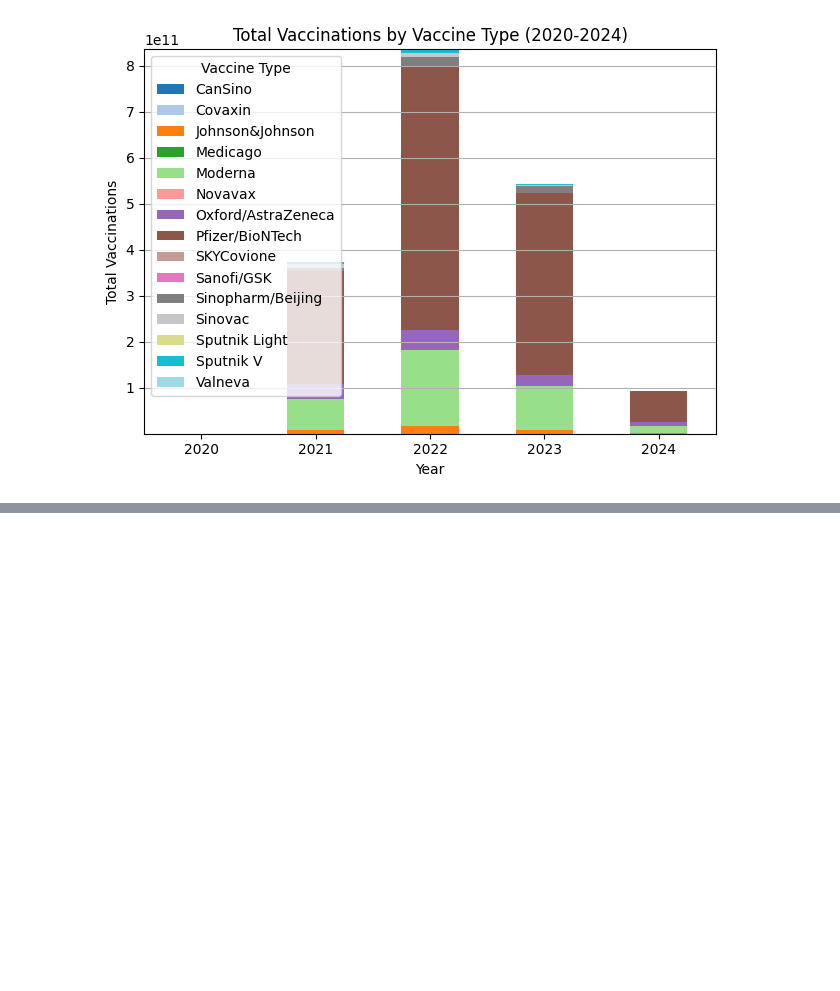
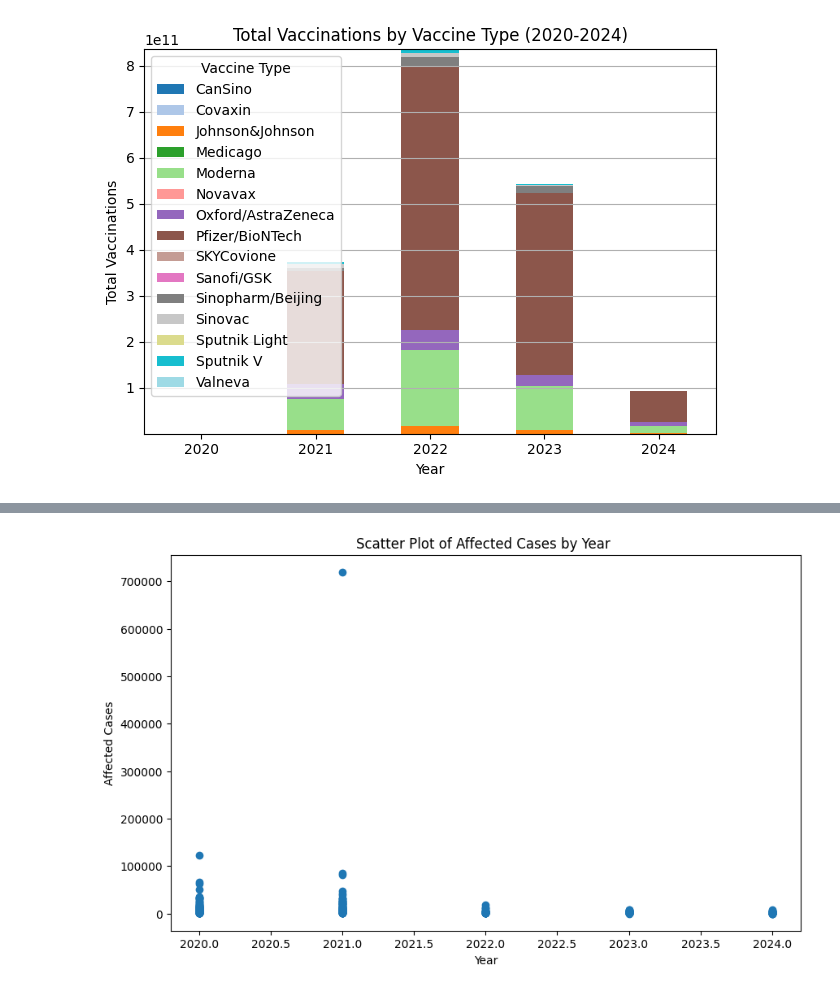
Before and after one commit to bratatikiit/Data_Analytics_project, a Jupyter notebook: data/boxplotvaccine.ipynb, the cells around one changed output, grey strips where cells are left out. Cells and saved outputs as stored; diff of their text form; code cells hidden in the pictures; blank space fills up the shorter version.

```diff
--- a/data/boxplotvaccine.ipynb
+++ b/data/boxplotvaccine.ipynb
@@ -218,0 +227,26 @@ plt.show()
+# %%
+import pandas as pd
+import matplotlib.pyplot as plt
+
+# Read the CSV data into a Pandas DataFrame
+data = pd.read_csv("./affected_country.csv")
+
+# Extract the year and affected cases columns
+year = data["year"]
+affected_cases = data["affected"]
+
+# Create the scatter plot
+plt.figure(figsize=(10, 6))  # Adjust the figure size as needed
+plt.scatter(year, affected_cases)
+
+# Label the axes
+plt.xlabel("Year")
+plt.ylabel("Affected Cases")
+
+# Add a title
+plt.title("Scatter Plot of Affected Cases by Year ")
+
+# Display the plot
+plt.show()
+# %% [output]
+[figure, added]
```
Also changed, not shown: parts of 24 cells of this notebook, 9 other files.
